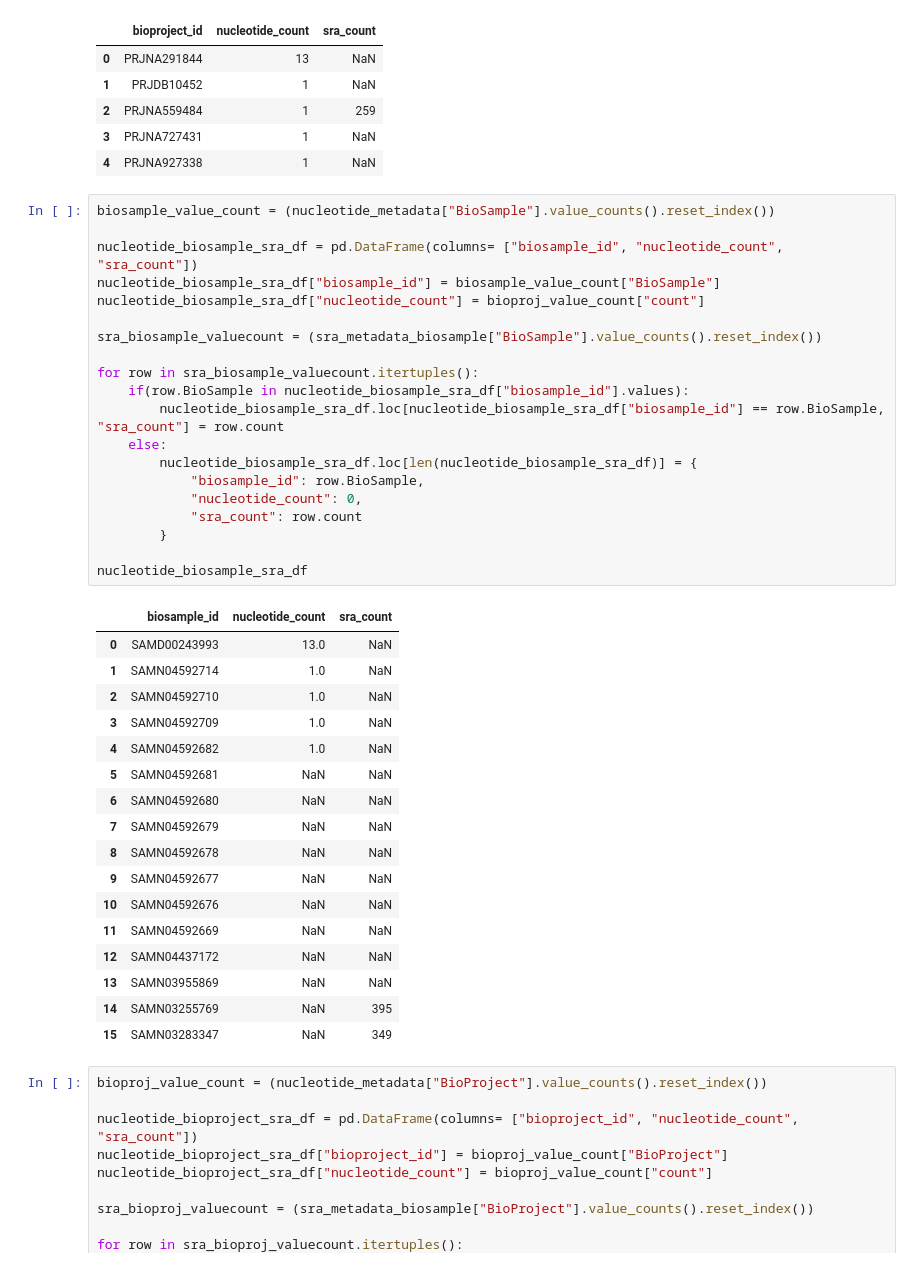
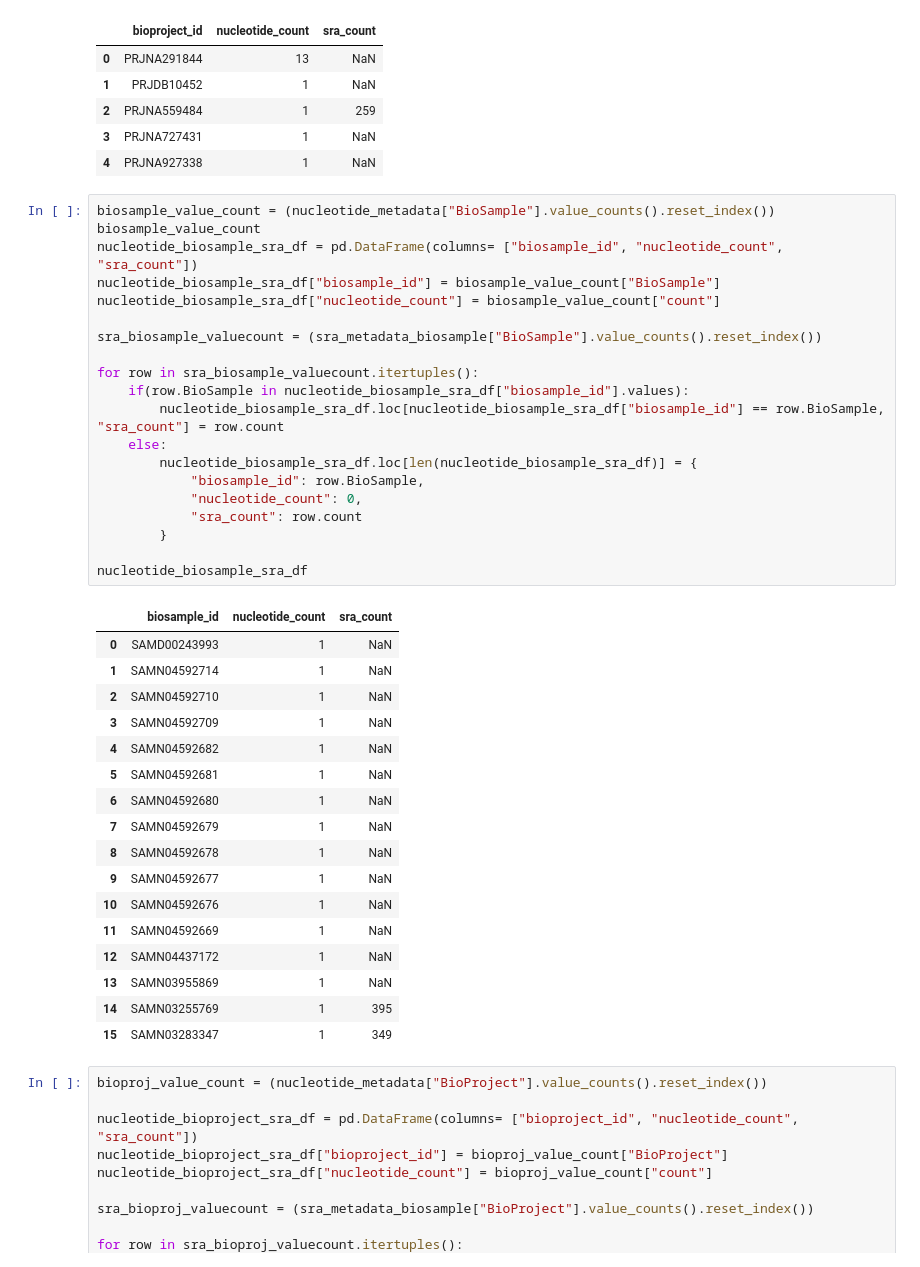
Before and after one commit to michaelgruenstaeudl/DataMining_HumanMitoGenomes, a Jupyter notebook: CODE_Nucleotide_SRA_data_analysis.ipynb, the cells around one changed output. Cells and saved outputs as stored; diff of their text form.

Commit message:
Analysis of Nucleotide records and SRA records

```diff
--- a/CODE_Nucleotide_SRA_data_analysis.ipynb
+++ b/CODE_Nucleotide_SRA_data_analysis.ipynb
@@ -396,42 +398,42 @@ nucleotide_bioproject_sra_df
 | 4 | PRJNA927338 | 1 | NaN |
 # %%
 biosample_value_count = (nucleotide_metadata["BioSample"].value_counts().reset_index())
-
+biosample_value_count
 nucleotide_biosample_sra_df = pd.DataFrame(columns= ["biosample_id", "nucleotide_count", "sra_count"])
 nucleotide_biosample_sra_df["biosample_id"] = biosample_value_count["BioSample"]
-nucleotide_biosample_sra_df["nucleotide_count"] = bioproj_value_count["count"]
+nucleotide_biosample_sra_df["nucleotide_count"] = biosample_value_count["count"]
 
 sra_biosample_valuecount = (sra_metadata_biosample["BioSample"].value_counts().reset_index())
 
 for row in sra_biosample_valuecount.itertuples():
     if(row.BioSample in nucleotide_biosample_sra_df["biosample_id"].values):
         nucleotide_biosample_sra_df.loc[nucleotide_biosample_sra_df["biosample_id"] == row.BioSample, "sra_count"] = row.count
     else:
         nucleotide_biosample_sra_df.loc[len(nucleotide_biosample_sra_df)] = {
             "biosample_id": row.BioSample,
             "nucleotide_count": 0,
             "sra_count": row.count
         }
 
 nucleotide_biosample_sra_df
 # %% [output]
 |  | biosample_id | nucleotide_count | sra_count |
-| 0 | SAMD00243993 | 13.0 | NaN |
-| 1 | SAMN04592714 | 1.0 | NaN |
-| 2 | SAMN04592710 | 1.0 | NaN |
-| 3 | SAMN04592709 | 1.0 | NaN |
-| 4 | SAMN04592682 | 1.0 | NaN |
-| 5 | SAMN04592681 | NaN | NaN |
-| 6 | SAMN04592680 | NaN | NaN |
-| 7 | SAMN04592679 | NaN | NaN |
-| 8 | SAMN04592678 | NaN | NaN |
-| 9 | SAMN04592677 | NaN | NaN |
-| 10 | SAMN04592676 | NaN | NaN |
-| 11 | SAMN04592669 | NaN | NaN |
-| 12 | SAMN04437172 | NaN | NaN |
-| 13 | SAMN03955869 | NaN | NaN |
-| 14 | SAMN03255769 | NaN | 395 |
-| 15 | SAMN03283347 | NaN | 349 |
+| 0 | SAMD00243993 | 1 | NaN |
+| 1 | SAMN04592714 | 1 | NaN |
+| 2 | SAMN04592710 | 1 | NaN |
+| 3 | SAMN04592709 | 1 | NaN |
+| 4 | SAMN04592682 | 1 | NaN |
+| 5 | SAMN04592681 | 1 | NaN |
+| 6 | SAMN04592680 | 1 | NaN |
+| 7 | SAMN04592679 | 1 | NaN |
+| 8 | SAMN04592678 | 1 | NaN |
+| 9 | SAMN04592677 | 1 | NaN |
+| 10 | SAMN04592676 | 1 | NaN |
+| 11 | SAMN04592669 | 1 | NaN |
+| 12 | SAMN04437172 | 1 | NaN |
+| 13 | SAMN03955869 | 1 | NaN |
+| 14 | SAMN03255769 | 1 | 395 |
+| 15 | SAMN03283347 | 1 | 349 |
 # %%
 bioproj_value_count = (nucleotide_metadata["BioProject"].value_counts().reset_index())
 
```
Also changed, not shown: parts of 2 cells of this notebook.
